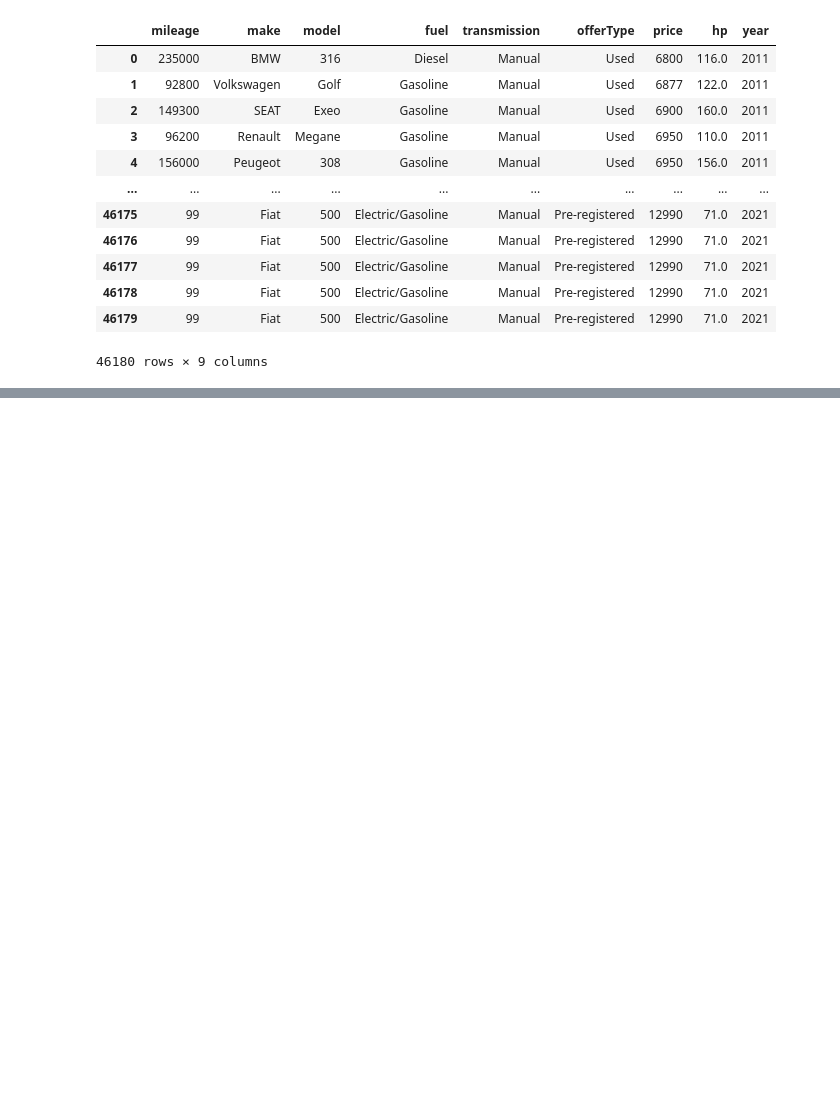
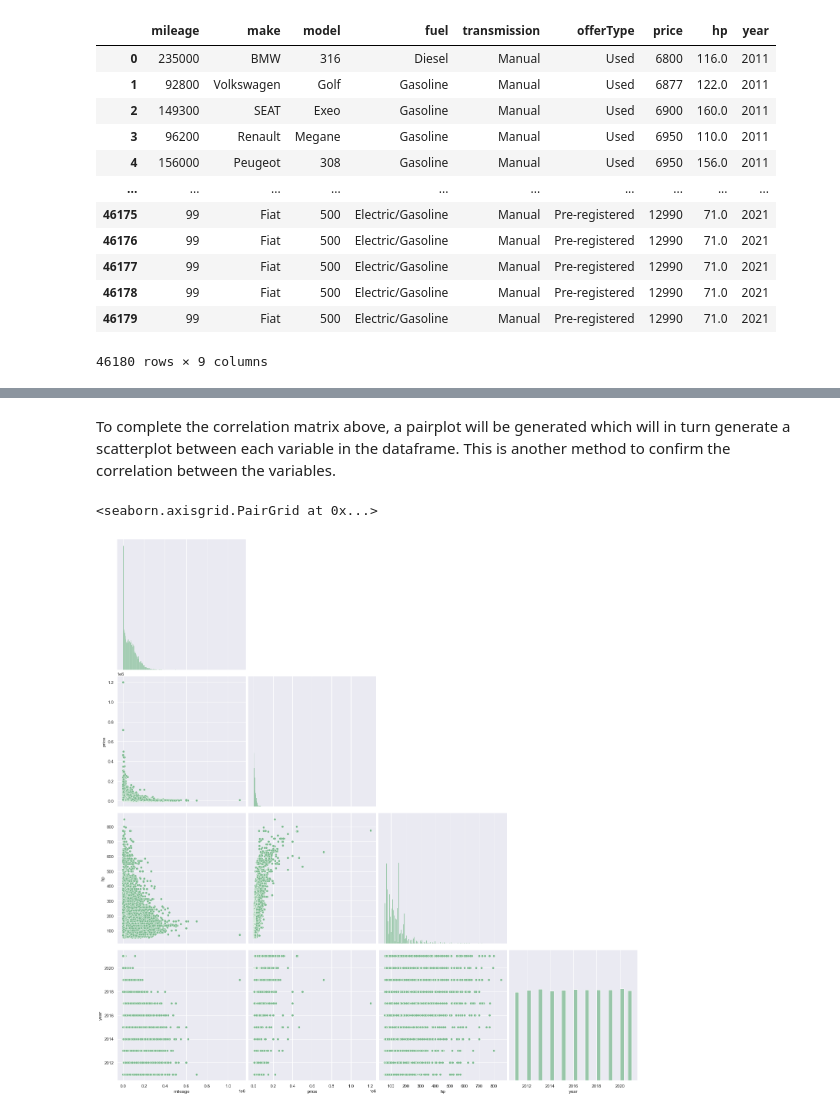
Before and after one commit to jared-p/Data-Analysis-of-German-Car-Marketplace, a Jupyter notebook: analysis/milestone2.ipynb, the cells around one changed output, grey strips where cells are left out. Cells and saved outputs as stored; diff of their text form; code cells hidden in the pictures; blank space fills up the shorter version.

```diff
--- a/analysis/milestone2.ipynb
+++ b/analysis/milestone2.ipynb
@@ -112,0 +199,7 @@ df = load_and_process("../data/raw/autoscout24-germany-dataset.csv")
+# %% [markdown]
+To complete the correlation matrix above, a pairplot will be generated which will in turn generate a scatterplot between each variable in the dataframe. This is another method to confirm the correlation between the variables.
+# %%
+sns.pairplot(df, corner = True)
+# %% [output]
+<seaborn.axisgrid.PairGrid at 0x...>
+[figure, added]
```
Also changed, not shown: parts of 23 cells of this notebook, 1 other file.
